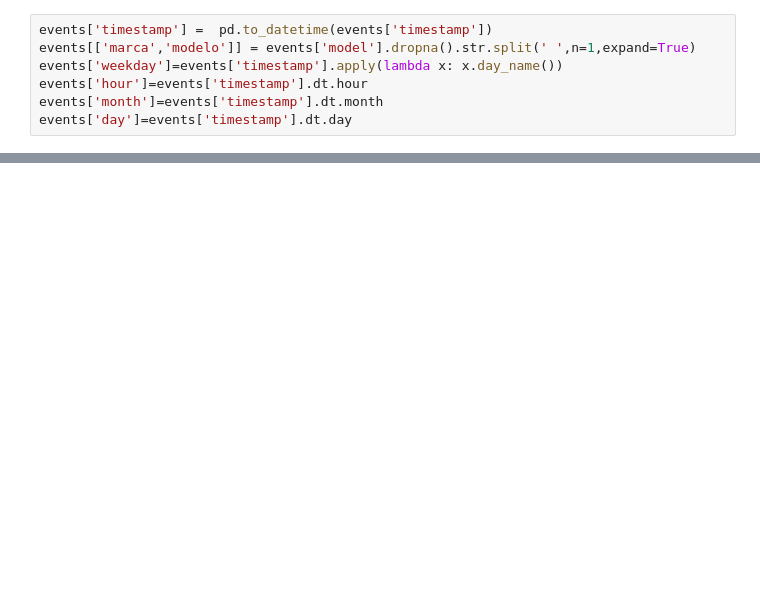
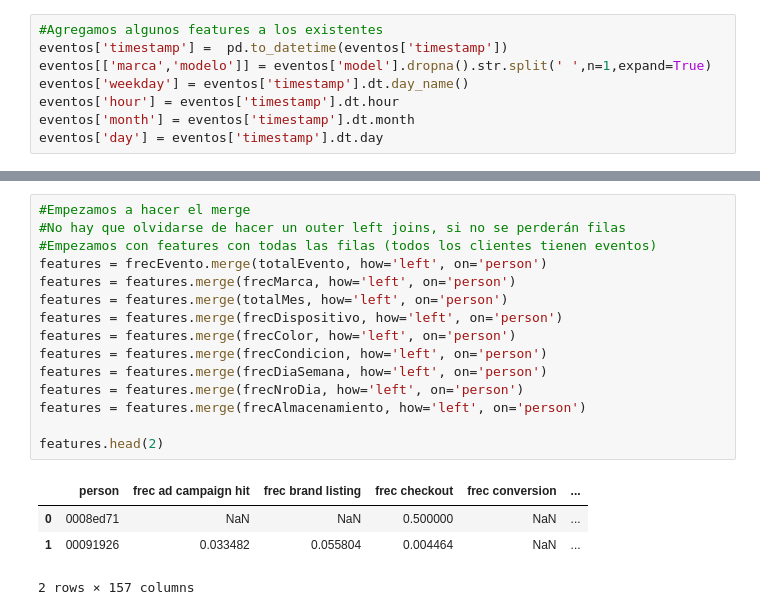
Before and after one commit to btusca/7506, a Jupyter notebook: TP2/Tp2.ipynb, the cells around one changed output, grey strips where cells are left out. Cells and saved outputs as stored; diff of their text form; blank space fills up the shorter version.

```diff
--- a/TP2/Tp2.ipynb
+++ b/TP2/Tp2.ipynb
@@ -48,7 +83,8 @@ Name: label, dtype: float64
 # %%
-events['timestamp'] =  pd.to_datetime(events['timestamp'])
-events[['marca','modelo']] = events['model'].dropna().str.split(' ',n=1,expand=True)
-events['weekday']=events['timestamp'].apply(lambda x: x.day_name())
-events['hour']=events['timestamp'].dt.hour
-events['month']=events['timestamp'].dt.month
-events['day']=events['timestamp'].dt.day
+#Agregamos algunos features a los existentes
+eventos['timestamp'] =  pd.to_datetime(eventos['timestamp'])
+eventos[['marca','modelo']] = eventos['model'].dropna().str.split(' ',n=1,expand=True)
+eventos['weekday'] = eventos['timestamp'].dt.day_name()
+eventos['hour'] = eventos['timestamp'].dt.hour
+eventos['month'] = eventos['timestamp'].dt.month
+eventos['day'] = eventos['timestamp'].dt.day
@@ -99,0 +134,20 @@ features
+# %%
+#Empezamos a hacer el merge
+#No hay que olvidarse de hacer un outer left joins, si no se perderán filas
+#Empezamos con features con todas las filas (todos los clientes tienen eventos)
+features = frecEvento.merge(totalEvento, how='left', on='person')
+features = features.merge(frecMarca, how='left', on='person')
+features = features.merge(totalMes, how='left', on='person')
+features = features.merge(frecDispositivo, how='left', on='person')
+features = features.merge(frecColor, how='left', on='person')
+features = features.merge(frecCondicion, how='left', on='person')
+features = features.merge(frecDiaSemana, how='left', on='person')
+features = features.merge(frecNroDia, how='left', on='person')
+features = features.merge(frecAlmacenamiento, how='left', on='person')
+
+features.head(2)
+# %% [output]
+|  | person | frec ad campaign hit | frec brand listing | frec checkout | frec conversion | ... |
+| 0 | 0008ed71 | NaN | NaN | 0.500000 | NaN | ... |
+| 1 | 00091926 | 0.033482 | 0.055804 | 0.004464 | NaN | ... |
+2 rows × 157 columns
```
Also changed, not shown: parts of 36 cells of this notebook.
